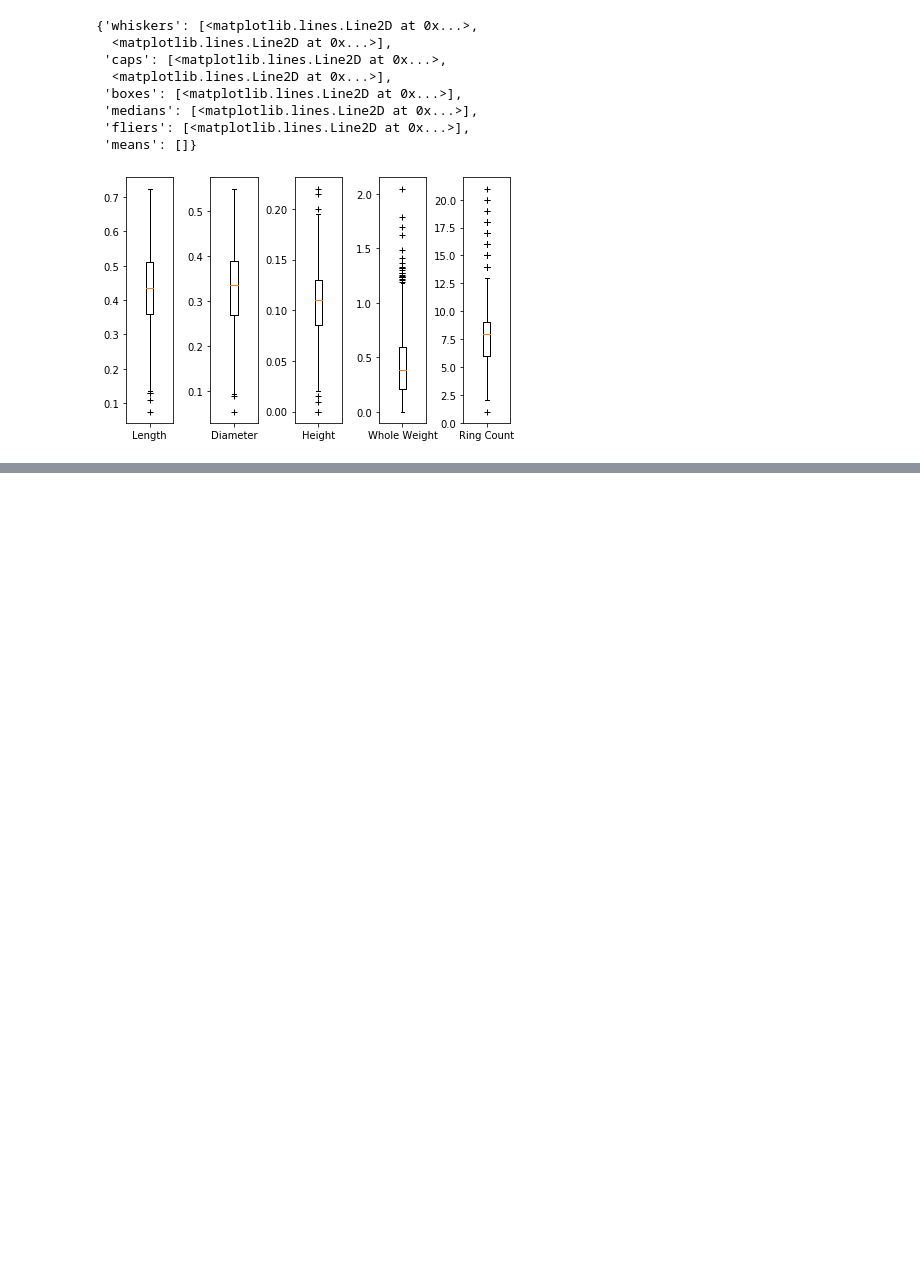
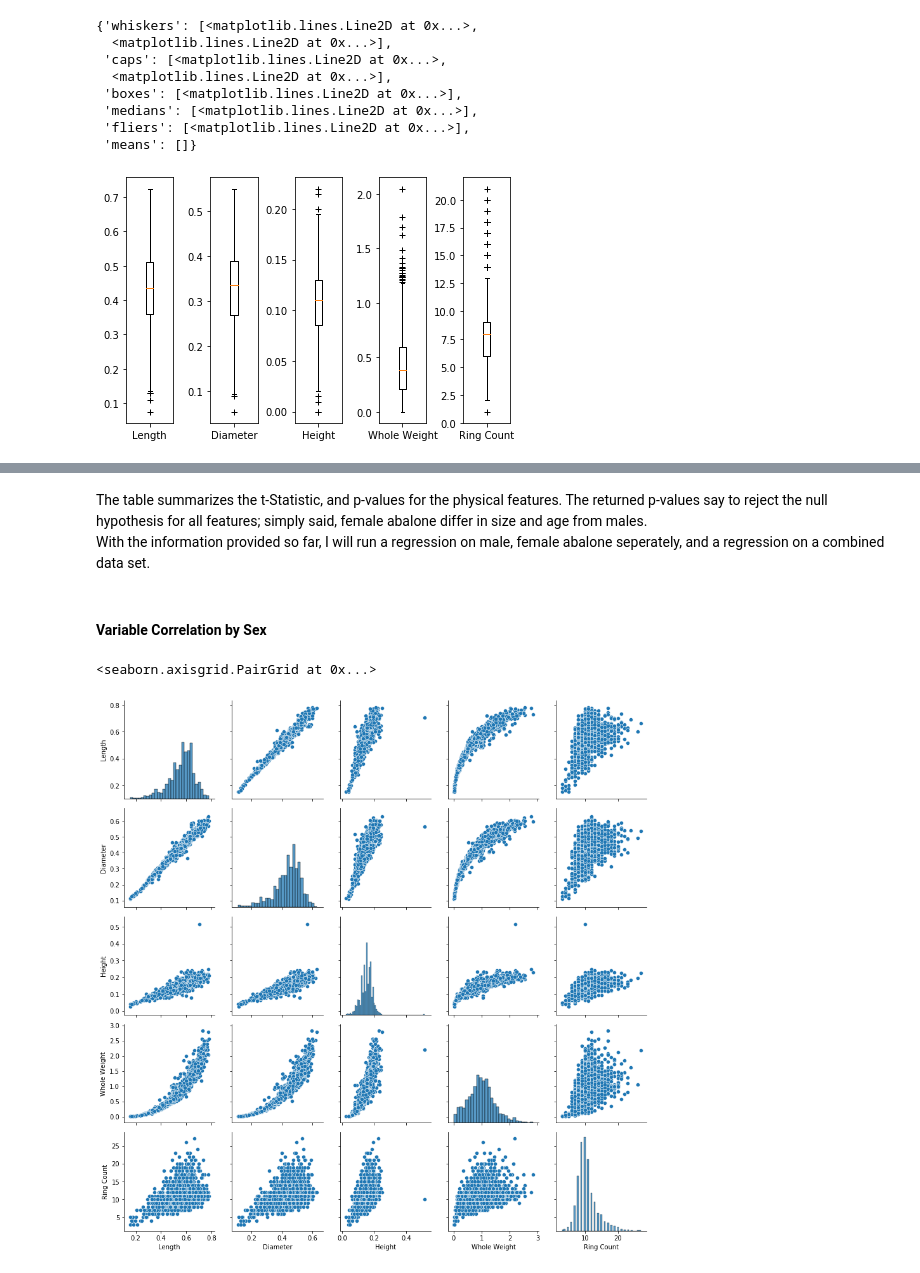
Before and after one commit to thokieu/Abalone-Regression, a Jupyter notebook: Workbook.ipynb, the cells around one changed output, grey strips where cells are left out. Drawn from its saved outputs; the diff is of its cells as text; code cells hidden in the pictures; blank space fills up the shorter version.

```diff
--- a/Workbook.ipynb
+++ b/Workbook.ipynb
@@ -378,0 +426,14 @@ axs[4].boxplot(ring_inf, 0,'k+', showfliers = True, labels = ['Ring Count'])
+# %% [markdown]
+The table summarizes the t-Statistic, and p-values for the physical features. The returned p-values say to reject the null hypothesis for all features; simply said, female abalone differ in size and age from males.
+<br>
+With the information provided so far, I will run a regression on male, female abalone seperately, and a regression on a combined data set.
+# %% [markdown]
+#### Variable Correlation by Sex
+# %%
+# PairGrid method is used to quickly assess relationships among the variables by way of scatter plots.
+pgs_male = sns.PairGrid(Aba_data_male)
+pgs_male.map_diag(sns.histplot)
+pgs_male.map_offdiag(sns.scatterplot)
+# %% [output]
+<seaborn.axisgrid.PairGrid at 0x...>
+[figure, added]
```
Also changed, not shown: parts of 8 cells of this notebook.
